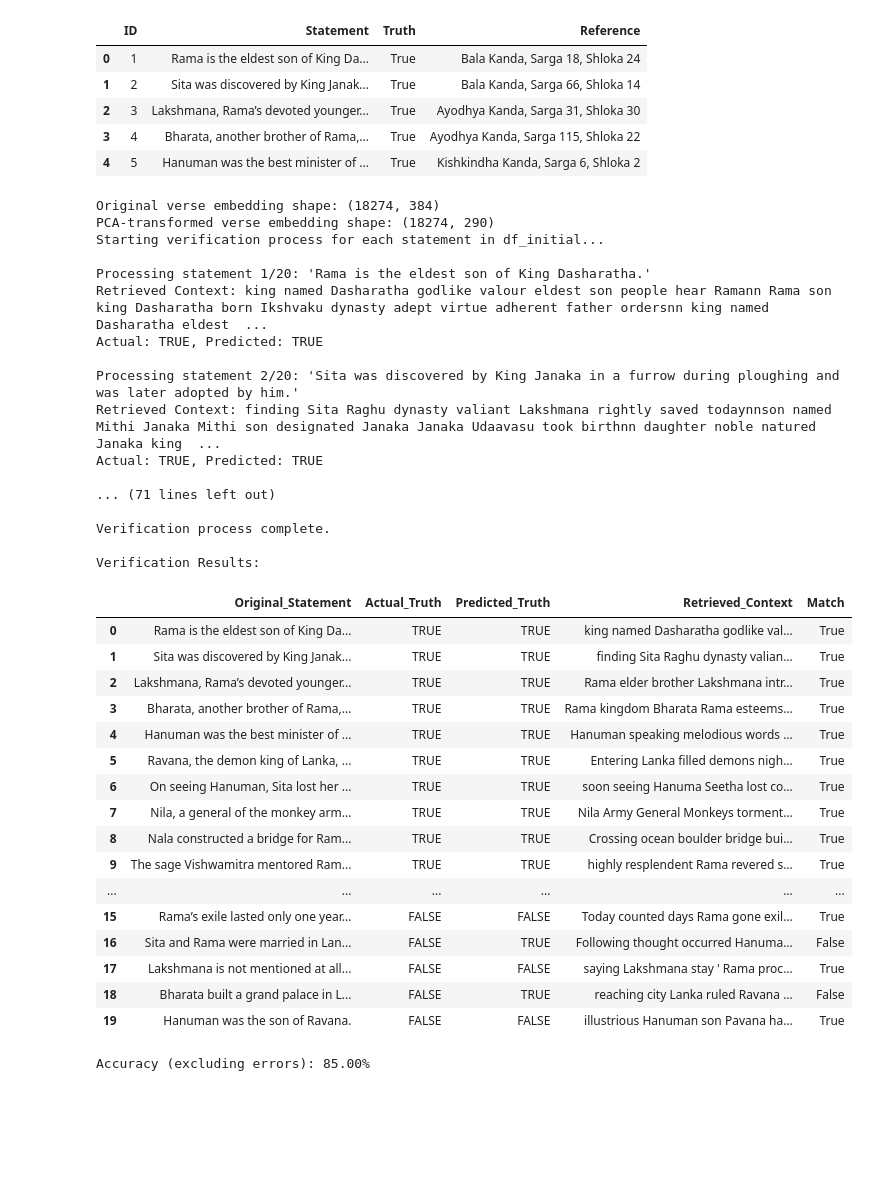
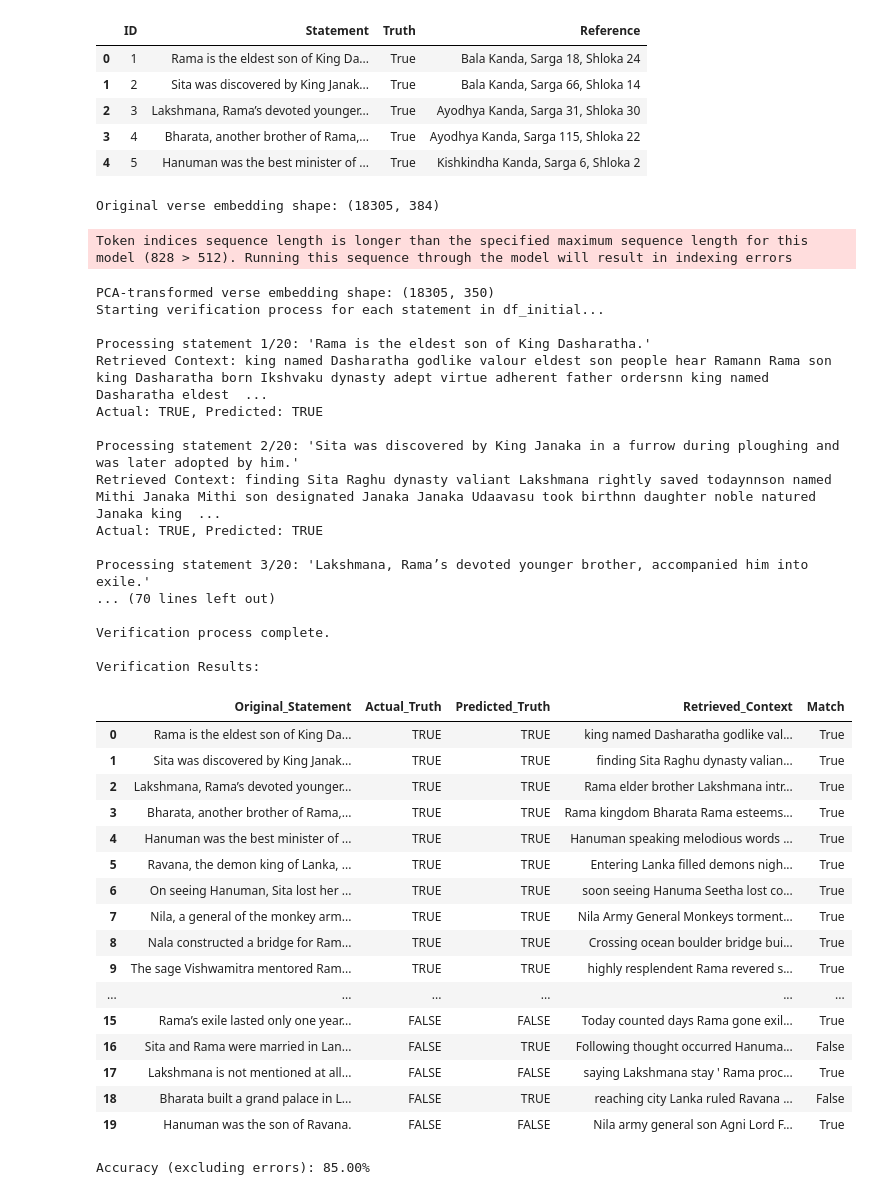
Before and after one commit to parth1609/Ramayana, a Jupyter notebook: version_2.ipynb, the cells around one changed output. Saved outputs shown, nothing was run; the diff lists cells and outputs as text; code cells hidden in the pictures; blank space fills up the shorter version.

```diff
--- a/version_2.ipynb
+++ b/version_2.ipynb
@@ -555,7 +555,7 @@ retrieved_contexts_list = [] # To store retrieved contexts for the DataFrame
 # --- PCA Setup ---
 # Ensure verse_embeddings_np is available from a previous cell (e.g., id="2896e941")
 # and embedding_device is defined (e.g., as torch.device("cpu"))
-n_pca_components = 290
+n_pca_components = 350
 
 if verse_embeddings_np.shape[1] < n_pca_components: # Check against number of features
     print(f"Warning: Number of features in original embeddings ({verse_embeddings_np.shape[1]}) is less than n_pca_components ({n_pca_components}). Adjusting n_pca_components.")
@@ -688,49 +688,51 @@ results_df['Match'] = results_df.apply(
     lambda row: row['Actual_Truth'] == row['Predicted_Truth'] if row['Predicted_Truth'] != 'ERROR' else False,
     axis=1
 )
 
 print("\nVerification Results:")
 display(results_df)
 
 comparable_results = results_df[results_df['Predicted_Truth'] != 'ERROR']
 if not comparable_results.empty:
     accuracy = comparable_results['Match'].mean() * 100
     print(f"\nAccuracy (excluding errors): {accuracy:.2f}%")
 else:
     print("\nNo comparable results to calculate accuracy.")
 # %% [output]
-Original verse embedding shape: (18274, 384)
-PCA-transformed verse embedding shape: (18274, 290)
-Starting verification process for each statement in df_initial...
-
-Processing statement 1/20: 'Rama is the eldest son of King Dasharatha.'
-Retrieved Context: king named Dasharatha godlike valour eldest son people hear Ramann Rama son king Dasharatha born Ikshvaku dynasty adept virtue adherent father ordersnn king named Dasharatha eldest  ...
-Actual: TRUE, Predicted: TRUE
-
-Processing statement 2/20: 'Sita was discovered by King Janaka in a furrow during ploughing and was later adopted by him.'
-Retrieved Context: finding Sita Raghu dynasty valiant Lakshmana rightly saved todaynnson named Mithi Janaka Mithi son designated Janaka Janaka Udaavasu took birthnn daughter noble natured Janaka king  ...
-Actual: TRUE, Predicted: TRUE
-
-... (71 lines left out)
-
-Verification process complete.
-
-Verification Results:
+Original verse embedding shape: (18305, 384)
+Token indices sequence length is longer than the specified maximum sequence length for this model (828 > 512). Running this sequence through the model will result in indexing errors
+PCA-transformed verse embedding shape: (18305, 350)
+Starting verification process for each statement in df_initial...
+
+Processing statement 1/20: 'Rama is the eldest son of King Dasharatha.'
+Retrieved Context: king named Dasharatha godlike valour eldest son people hear Ramann Rama son king Dasharatha born Ikshvaku dynasty adept virtue adherent father ordersnn king named Dasharatha eldest  ...
+Actual: TRUE, Predicted: TRUE
+
+Processing statement 2/20: 'Sita was discovered by King Janaka in a furrow during ploughing and was later adopted by him.'
+Retrieved Context: finding Sita Raghu dynasty valiant Lakshmana rightly saved todaynnson named Mithi Janaka Mithi son designated Janaka Janaka Udaavasu took birthnn daughter noble natured Janaka king  ...
+Actual: TRUE, Predicted: TRUE
+
+Processing statement 3/20: 'Lakshmana, Rama’s devoted younger brother, accompanied him into exile.'
+... (70 lines left out)
+
+Verification process complete.
+
+Verification Results:
 |  | Original_Statement | Actual_Truth | Predicted_Truth | Retrieved_Context | Match |
 | 0 | Rama is the eldest son of King Da... | TRUE | TRUE | king named Dasharatha godlike val... | True |
 | 1 | Sita was discovered by King Janak... | TRUE | TRUE | finding Sita Raghu dynasty valian... | True |
 | 2 | Lakshmana, Rama’s devoted younger... | TRUE | TRUE | Rama elder brother Lakshmana intr... | True |
 | 3 | Bharata, another brother of Rama,... | TRUE | TRUE | Rama kingdom Bharata Rama esteems... | True |
 | 4 | Hanuman was the best minister of ... | TRUE | TRUE | Hanuman speaking melodious words ... | True |
 | 5 | Ravana, the demon king of Lanka, ... | TRUE | TRUE | Entering Lanka filled demons nigh... | True |
 | 6 | On seeing Hanuman, Sita lost her ... | TRUE | TRUE | soon seeing Hanuma Seetha lost co... | True |
 | 7 | Nila, a general of the monkey arm... | TRUE | TRUE | Nila Army General Monkeys torment... | True |
 | 8 | Nala constructed a bridge for Ram... | TRUE | TRUE | Crossing ocean boulder bridge bui... | True |
 | 9 | The sage Vishwamitra mentored Ram... | TRUE | TRUE | highly resplendent Rama revered s... | True |
 | ... | ... | ... | ... | ... | ... |
 | 15 | Rama’s exile lasted only one year... | FALSE | FALSE | Today counted days Rama gone exil... | True |
 | 16 | Sita and Rama were married in Lan... | FALSE | TRUE | Following thought occurred Hanuma... | False |
 | 17 | Lakshmana is not mentioned at all... | FALSE | FALSE | saying Lakshmana stay ' Rama proc... | True |
 | 18 | Bharata built a grand palace in L... | FALSE | TRUE | reaching city Lanka ruled Ravana ... | False |
-| 19 | Hanuman was the son of Ravana. | FALSE | FALSE | illustrious Hanuman son Pavana ha... | True |
+| 19 | Hanuman was the son of Ravana. | FALSE | FALSE | Nila army general son Agni Lord F... | True |
-Accuracy (excluding errors): 85.00%
+Accuracy (excluding errors): 85.00%
```
Also changed, not shown: parts of 25 cells of this notebook, 1 other file.
